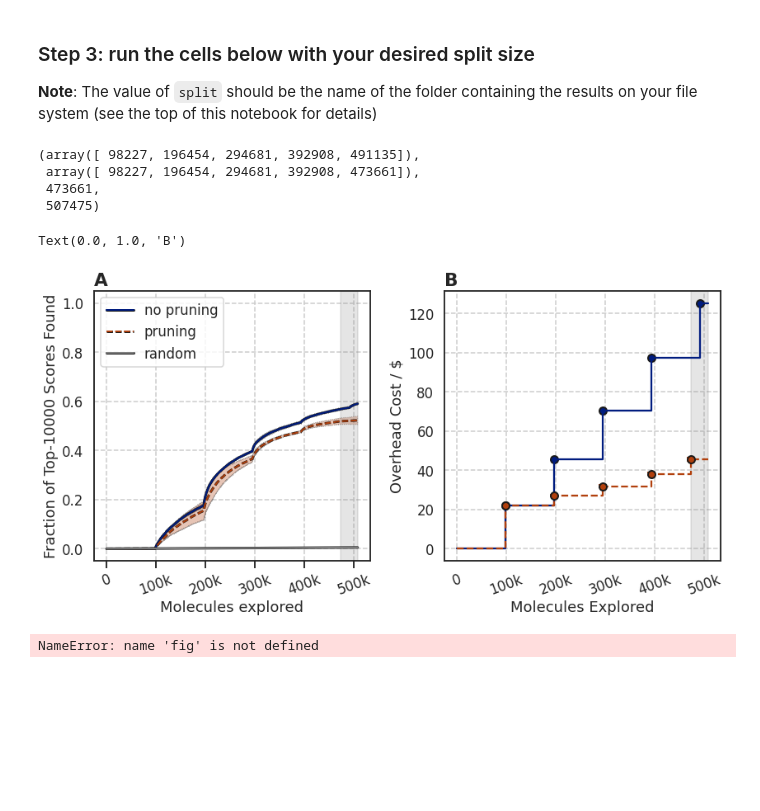
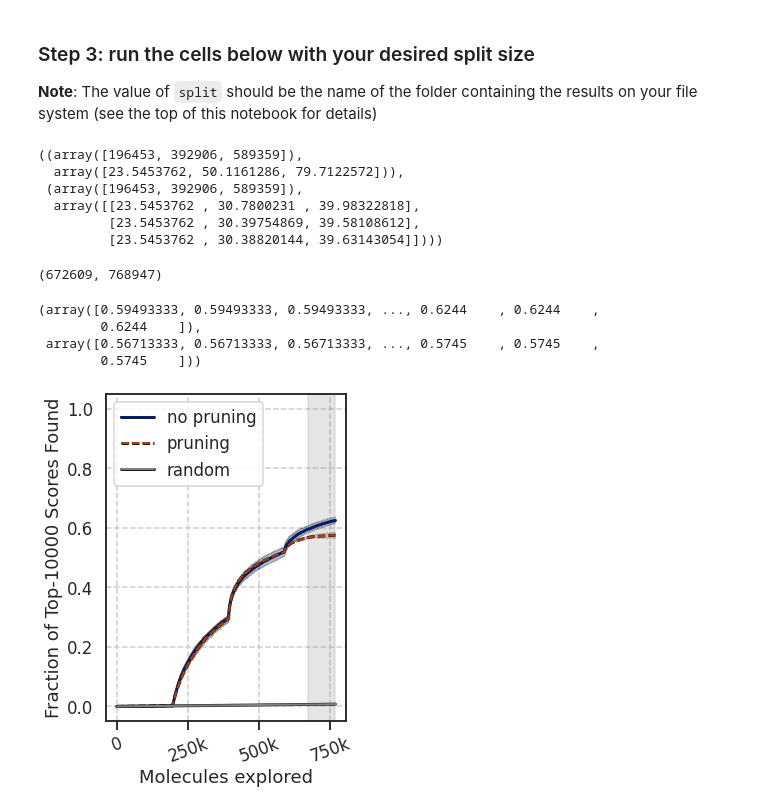
Before and after one commit to coleygroup/molpal, a Jupyter notebook: notebooks/ampc-main.ipynb, the cells around one changed output. Drawn from its saved outputs; the diff is of its cells as text; code cells hidden in the pictures; blank space fills up the shorter version.

```diff
--- a/notebooks/ampc-main.ipynb
+++ b/notebooks/ampc-main.ipynb
@@ -295,31 +271,41 @@ ampc_top_k = sorted(ampc_scores.items(), key=lambda kv: kv[1], reverse=True)[:k]
 
 **Note**: The value of `split` should be the name of the folder containing the results on your file system (see the top of this notebook for details)
 # %%
-split = "0.001"
+split = "0.002"
 Y_f, Y_p, x_min = calc_reward(split, ampc_top_k)
 (x_f, c_f), (x_p, C_p), (x_min, x_max) = gen_cost_curves(split)
-# %%
-x_f, x_p, x_min, x_max
-# %% [output]
-(array([ 98227, 196454, 294681, 392908, 491135]),
- array([ 98227, 196454, 294681, 392908, 473661]),
- 473661,
- 507475)
+# %%
+(x_f, c_f), (x_p, C_p)
+# %% [output]
+((array([196453, 392906, 589359]),
+  array([23.5453762, 50.1161286, 79.7122572])),
+ (array([196453, 392906, 589359]),
+  array([[23.5453762 , 30.7800231 , 39.98322818],
+         [23.5453762 , 30.39754869, 39.58108612],
+         [23.5453762 , 30.38820144, 39.63143054]])))
+# %%
+x_min, x_max
+# %% [output]
+(672609, 768947)
+# %%
+Y_f.mean(0)[x_min:x_max], Y_p.mean(0)[x_min:x_max]
+# %% [output]
+(array([0.59493333, 0.59493333, 0.59493333, ..., 0.6244    , 0.6244    ,
+        0.6244    ]),
+ array([0.56713333, 0.56713333, 0.56713333, ..., 0.5745    , 0.5745    ,
+        0.5745    ]))
 # %%
 sns.set_palette("dark")
-fig, axs = plt.subplots(1, 2, figsize=(12, 6), sharex=True)
+fig, ax = plt.subplots(1, 1, figsize=(5, 6))
 
-plot_reward(axs[0], Y_f, Y_p, x_min)
-plot_cost(axs[1], x_f, c_f, x_p, C_p, x_min, x_max)
+plot_reward(ax, Y_f, Y_p, x_min)
+# plot_cost(axs[1], x_f, c_f, x_p, C_p, x_min, x_max)
 
 fig.tight_layout()
 
-axs[0].set_title("A", weight="bold", loc="left", fontsize="large")
-axs[1].set_title("B", weight="bold", loc="left", fontsize="large")
+# ax.set_title("A", weight="bold", loc="left", fontsize="large")
+# axs[1].set_title("B", weight="bold", loc="left", fontsize="large")
 # %% [output]
-Text(0.0, 1.0, 'B')
-[figure, old version]
+[figure, new version]
 # %%
-fig.savefig(f"../figures/ampc-{split[2:]}-curves+cost-10k.png", dpi=400)
+fig.savefig(f"../figures/ampc-{split[2:]}-curves-10k.png", dpi=400)
-# %% [output]
-NameError: name 'fig' is not defined
```
Also changed, not shown: parts of 1 cell of this notebook, 1 other file.
